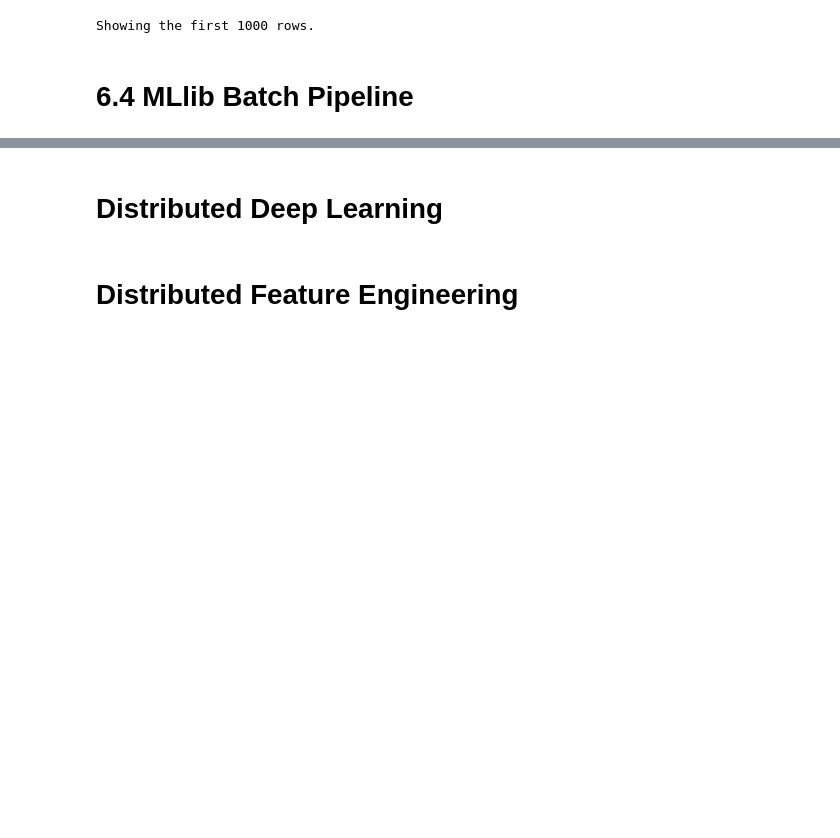
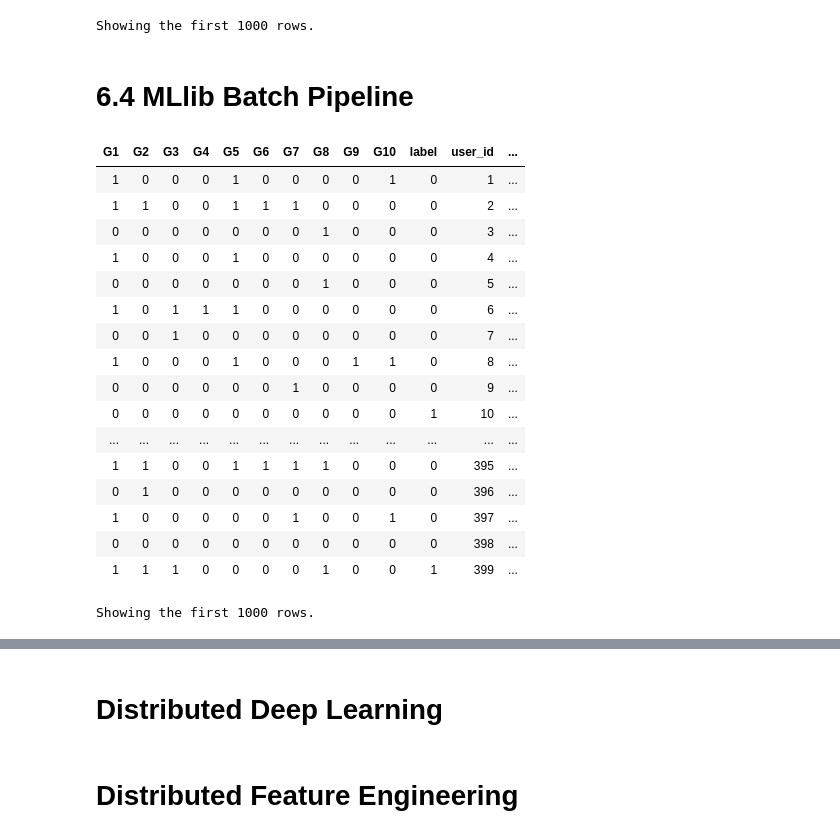
Before and after one commit to bgweber/DS_Production, a Jupyter notebook: source/DSP_CH06_PySpark_For_Batch_Pipelines.ipynb, the cells around one changed output, grey strips where cells are left out. Cells and saved outputs as stored; diff of their text form; code cells hidden in the pictures; blank space fills up the shorter version.

```diff
--- a/source/DSP_CH06_PySpark_For_Batch_Pipelines.ipynb
+++ b/source/DSP_CH06_PySpark_For_Batch_Pipelines.ipynb
@@ -468,14 +468,40 @@ Showing the first 1000 rows.
 # %% [markdown]
 # 6.4 MLlib Batch Pipeline
 # %%
-games_df = spark.read.csv("s3://dsp-ch6/csv/games-expand.csv", header=True, inferSchema = True)
-games_df.createOrReplaceTempView("games_df")
+games_df = spark.read.csv(
+  path="s3://dsp-ch6-00/csv/games-expand.csv",
+  header=True,
+  inferSchema=True
+)
+games_df.createOrReplaceTempView("games")
 
 games_df = spark.sql("""
-  select *, row_number() over (order by rand()) as user_id
-    ,case when rand() > 0.7 then 1 else 0 end as test
-  from games_df
+    SELECT
+        *,
+        ROW_NUMBER() OVER (ORDER BY RAND(42)) AS user_id,
+        CASE WHEN RAND(42) > 0.7 THEN 1 ELSE 0 END AS test
+    FROM
+        games
 """)
 
 display(games_df)
+# %% [output]
+| G1 | G2 | G3 | G4 | G5 | G6 | G7 | G8 | G9 | G10 | label | user_id | ... |
+| 1 | 0 | 0 | 0 | 1 | 0 | 0 | 0 | 0 | 1 | 0 | 1 | ... |
+| 1 | 1 | 0 | 0 | 1 | 1 | 1 | 0 | 0 | 0 | 0 | 2 | ... |
+| 0 | 0 | 0 | 0 | 0 | 0 | 0 | 1 | 0 | 0 | 0 | 3 | ... |
+| 1 | 0 | 0 | 0 | 1 | 0 | 0 | 0 | 0 | 0 | 0 | 4 | ... |
+| 0 | 0 | 0 | 0 | 0 | 0 | 0 | 1 | 0 | 0 | 0 | 5 | ... |
+| 1 | 0 | 1 | 1 | 1 | 0 | 0 | 0 | 0 | 0 | 0 | 6 | ... |
+| 0 | 0 | 1 | 0 | 0 | 0 | 0 | 0 | 0 | 0 | 0 | 7 | ... |
+| 1 | 0 | 0 | 0 | 1 | 0 | 0 | 0 | 1 | 1 | 0 | 8 | ... |
+| 0 | 0 | 0 | 0 | 0 | 0 | 1 | 0 | 0 | 0 | 0 | 9 | ... |
+| 0 | 0 | 0 | 0 | 0 | 0 | 0 | 0 | 0 | 0 | 1 | 10 | ... |
+| ... | ... | ... | ... | ... | ... | ... | ... | ... | ... | ... | ... | ... |
+| 1 | 1 | 0 | 0 | 1 | 1 | 1 | 1 | 0 | 0 | 0 | 395 | ... |
+| 0 | 1 | 0 | 0 | 0 | 0 | 0 | 0 | 0 | 0 | 0 | 396 | ... |
+| 1 | 0 | 0 | 0 | 0 | 0 | 1 | 0 | 0 | 1 | 0 | 397 | ... |
+| 0 | 0 | 0 | 0 | 0 | 0 | 0 | 0 | 0 | 0 | 0 | 398 | ... |
+| 1 | 1 | 1 | 0 | 0 | 0 | 0 | 1 | 0 | 0 | 1 | 399 | ... |
+Showing the first 1000 rows.
 # %%
```
Also changed, not shown: parts of 6 cells of this notebook.
